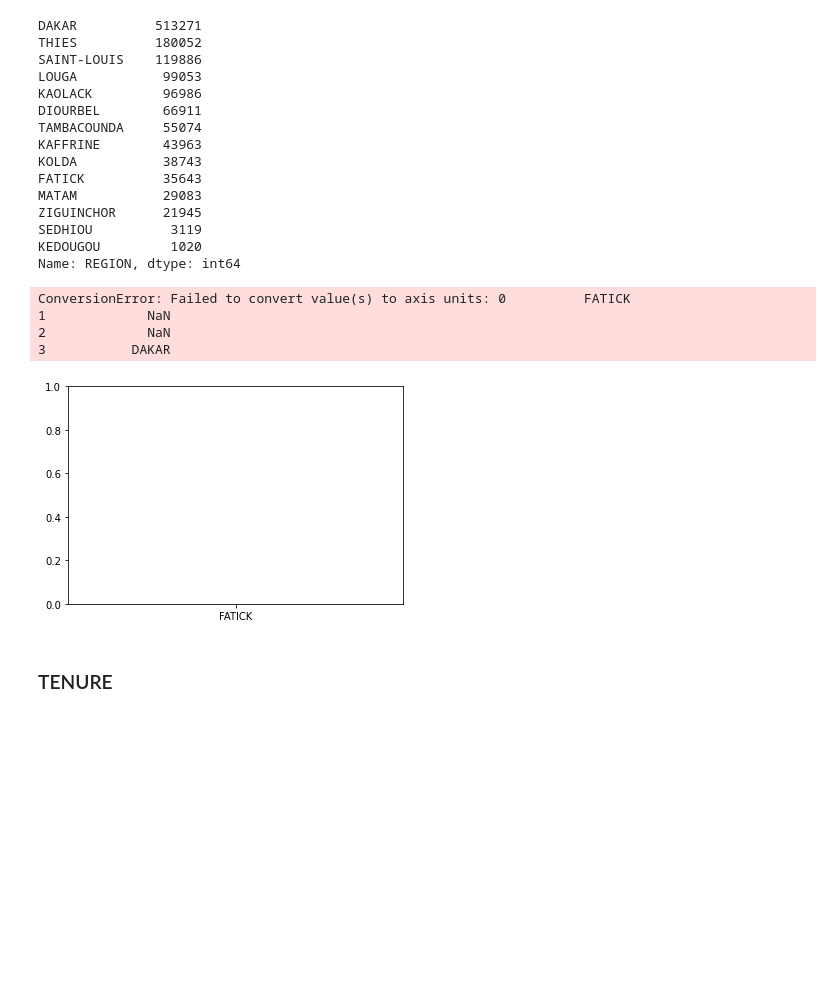
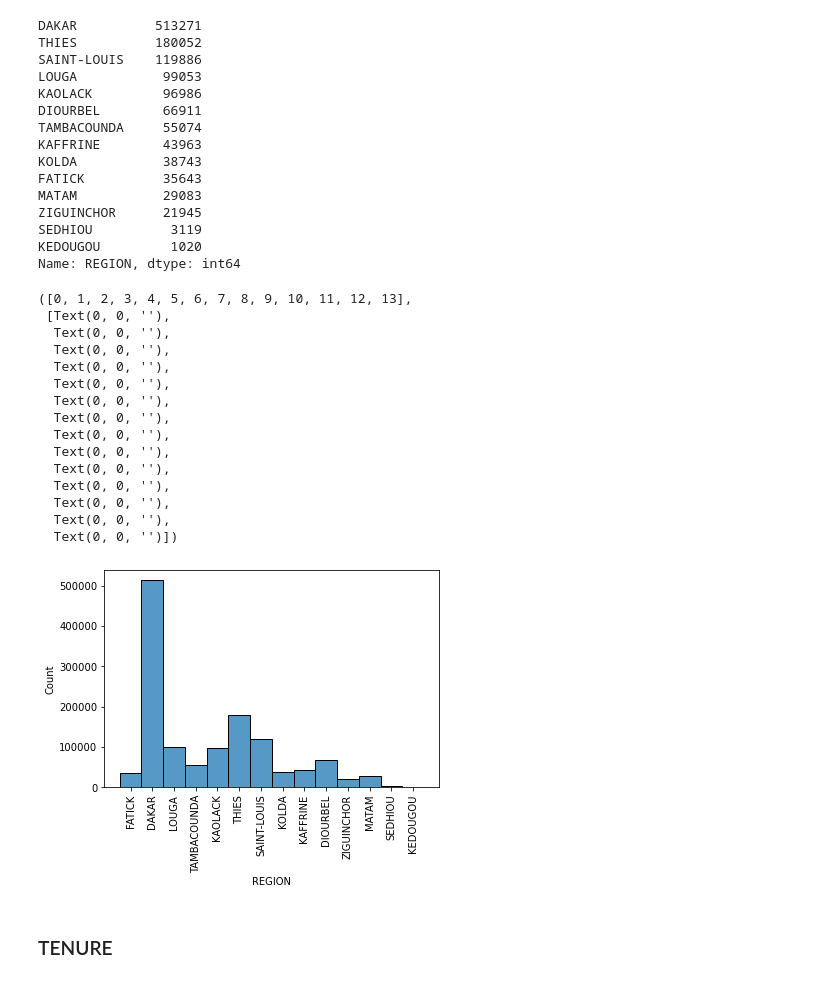
Before and after one commit to ArtemVergazov/expresso_competition, a Jupyter notebook: Final_Project.ipynb, the cells around one changed output. Saved outputs shown, nothing was run; the diff lists cells and outputs as text; code cells hidden in the pictures; blank space fills up the shorter version.

```diff
--- a/Final_Project.ipynb
+++ b/Final_Project.ipynb
@@ -167,15 +168,29 @@ ZIGUINCHOR      21945
 SEDHIOU          3119
 KEDOUGOU         1020
 Name: REGION, dtype: int64
-# %%
-sns.histplot(data=data_train['REGION'])
-plt.xticks(rotation=90)
-# %% [output]
-ConversionError: Failed to convert value(s) to axis units: 0          FATICK
-1             NaN
-2             NaN
-3           DAKAR
-[figure, removed]
+# %%
+# What is the most frequent region?
+
+region = data_train['REGION'].dropna()
+sns.histplot(data=region)
+plt.xticks(rotation=90)
+# %% [output]
+([0, 1, 2, 3, 4, 5, 6, 7, 8, 9, 10, 11, 12, 13],
+ [Text(0, 0, ''),
+  Text(0, 0, ''),
+  Text(0, 0, ''),
+  Text(0, 0, ''),
+  Text(0, 0, ''),
+  Text(0, 0, ''),
+  Text(0, 0, ''),
+  Text(0, 0, ''),
+  Text(0, 0, ''),
+  Text(0, 0, ''),
+  Text(0, 0, ''),
+  Text(0, 0, ''),
+  Text(0, 0, ''),
+  Text(0, 0, '')])
+[figure, added]
 # %% [markdown]
 ### TENURE
 # %%
```
Also changed, not shown: parts of 31 cells of this notebook.
